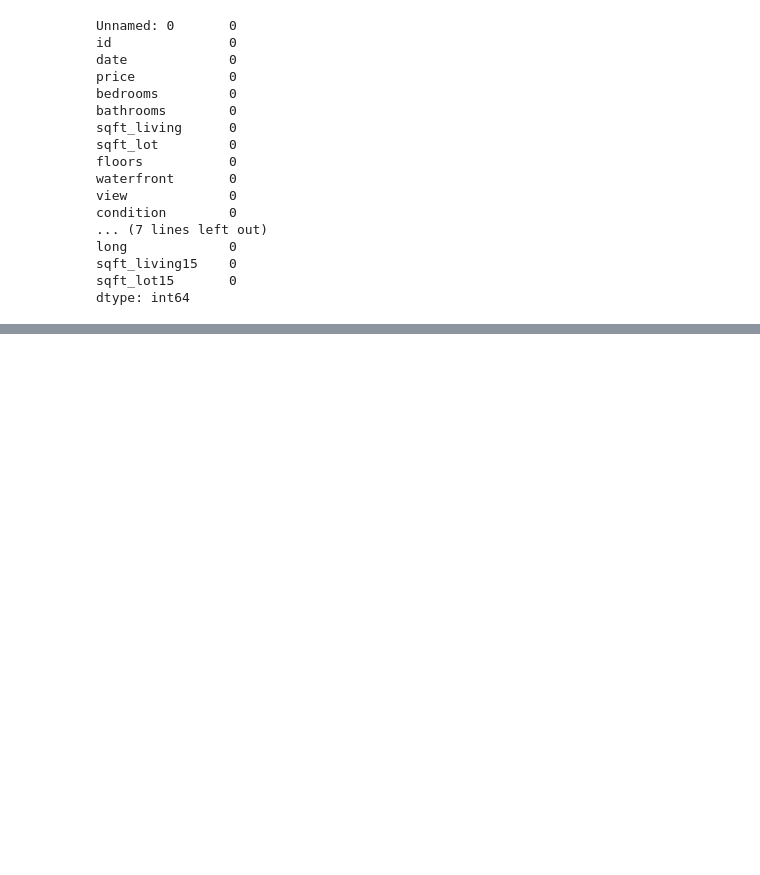
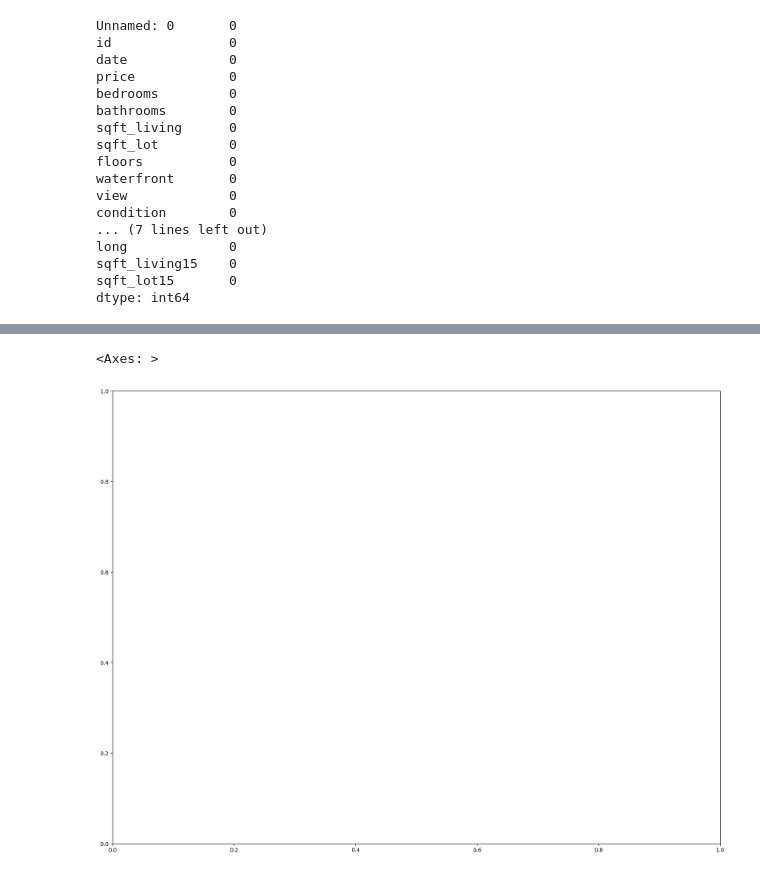
Before and after one commit to Meenutomar/ML_HomePrise, a Jupyter notebook: HomePrice.ipynb, the cells around one changed output, grey strips where cells are left out. Saved outputs shown, nothing was run; the diff lists cells and outputs as text; code cells hidden in the pictures; blank space fills up the shorter version.

```diff
--- a/HomePrice.ipynb
+++ b/HomePrice.ipynb
@@ -61,0 +129,7 @@ S
+# %%
+plt.figure(figsize =(20,15))
+
+sns.boxenplot()
+# %% [output]
+<Axes: >
+[figure, added]
```
Also changed, not shown: parts of 12 cells of this notebook.
